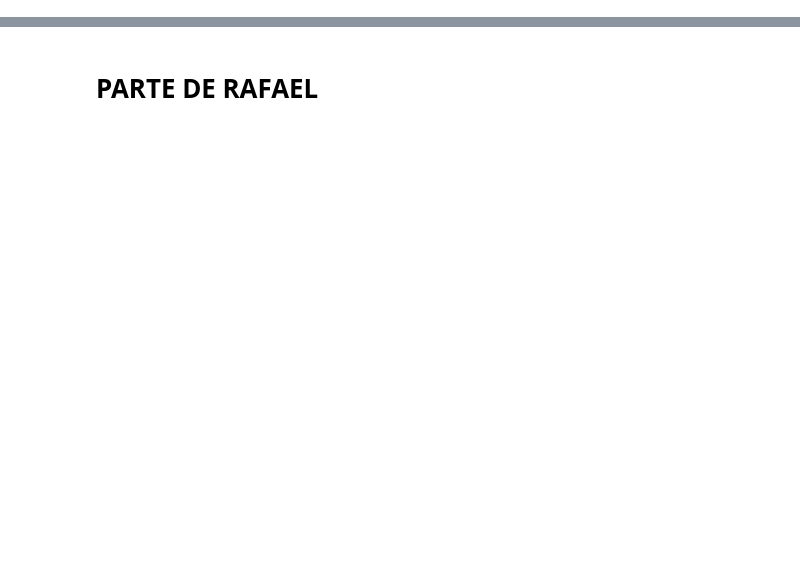
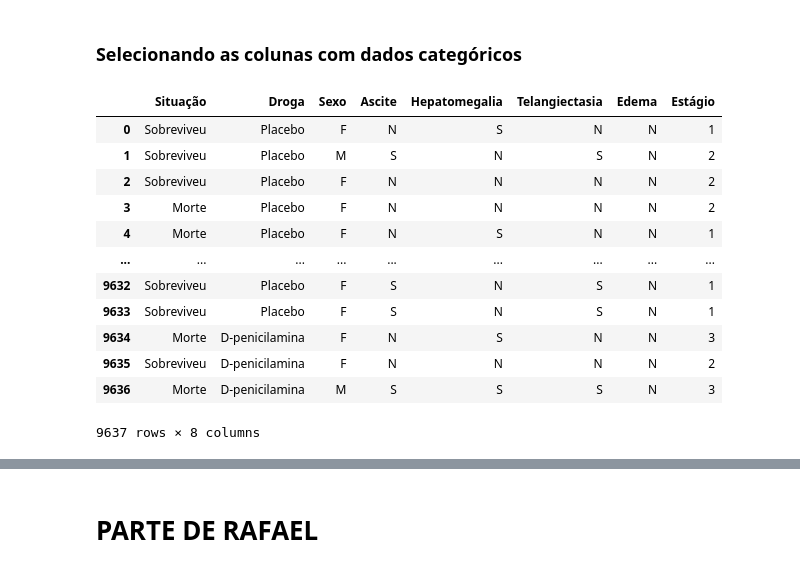
Before and after one commit to rodrigo0567/Cirrosifier-TRAINEES1, a Jupyter notebook: notebooks/eda_categoricos.ipynb, the cells around one changed output, grey strips where cells are left out. Drawn from its saved outputs; the diff is of its cells as text; code cells hidden in the pictures; blank space fills up the shorter version.

```diff
--- a/notebooks/eda_categoricos.ipynb
+++ b/notebooks/eda_categoricos.ipynb
@@ -0,0 +147,20 @@
+# %% [markdown]
+### Selecionando as colunas com dados categóricos
+# %%
+df_categoricos = df_cirrose.select_dtypes(include=['object'])
+df_categoricos['Estágio'] = df_cirrose['Estágio']
+df_categoricos
+# %% [output]
+|  | Situação | Droga | Sexo | Ascite | Hepatomegalia | Telangiectasia | Edema | Estágio |
+| 0 | Sobreviveu | Placebo | F | N | S | N | N | 1 |
+| 1 | Sobreviveu | Placebo | M | S | N | S | N | 2 |
+| 2 | Sobreviveu | Placebo | F | N | N | N | N | 2 |
+| 3 | Morte | Placebo | F | N | N | N | N | 2 |
+| 4 | Morte | Placebo | F | N | S | N | N | 1 |
+| ... | ... | ... | ... | ... | ... | ... | ... | ... |
+| 9632 | Sobreviveu | Placebo | F | S | N | S | N | 1 |
+| 9633 | Sobreviveu | Placebo | F | S | N | S | N | 1 |
+| 9634 | Morte | D-penicilamina | F | N | S | N | N | 3 |
+| 9635 | Sobreviveu | D-penicilamina | F | N | N | N | N | 2 |
+| 9636 | Morte | D-penicilamina | M | S | S | S | N | 3 |
+9637 rows × 8 columns
```
Also changed, not shown: parts of 28 cells of this notebook, 1 other file.
